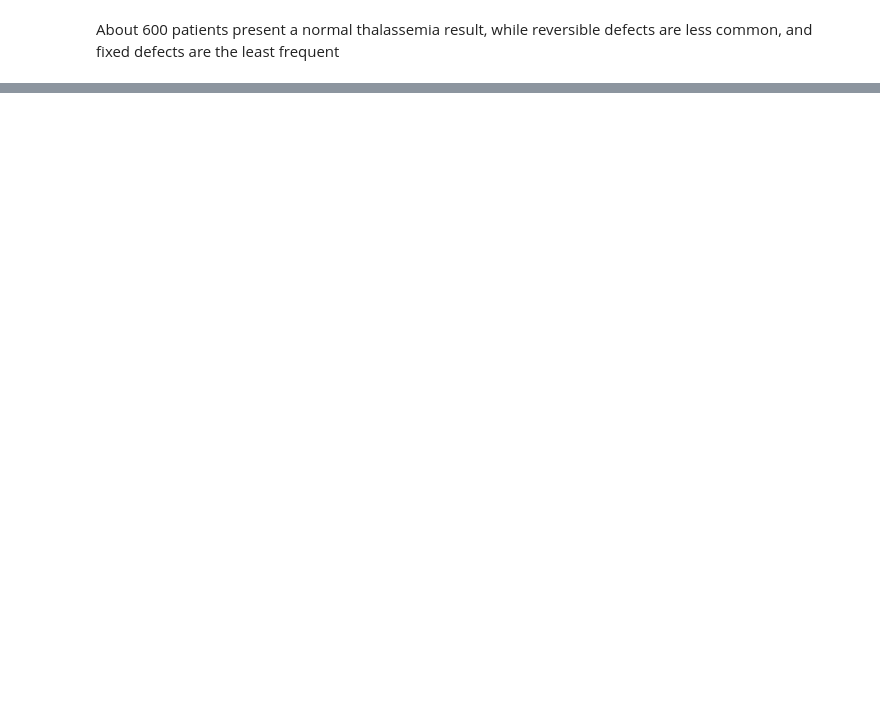
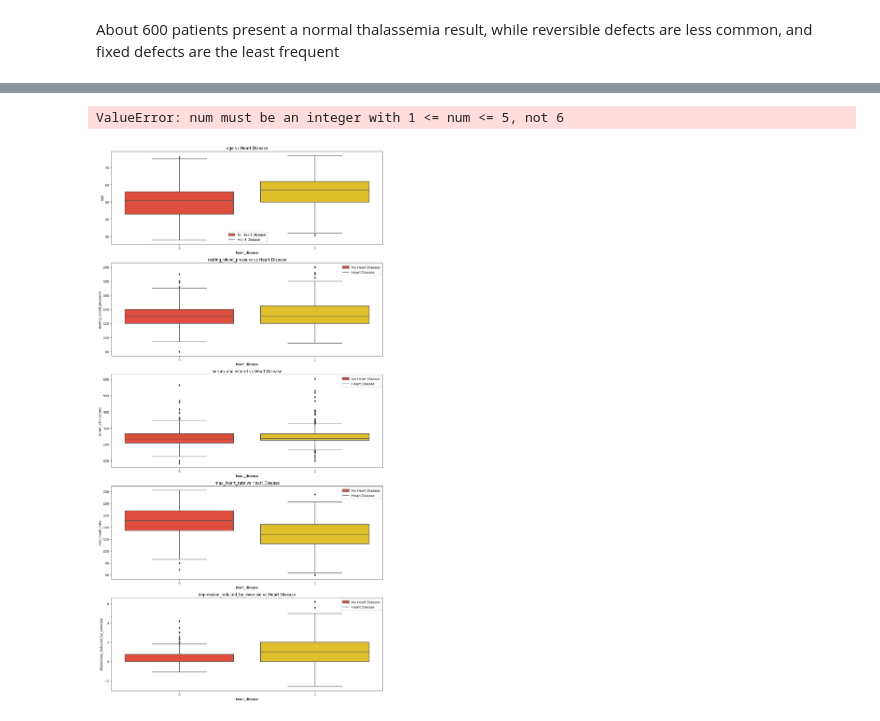
Before and after one commit to AKRAM857/convertisseur-python, a Jupyter notebook: notebookeaabb683ed.ipynb, the cells around one changed output, grey strips where cells are left out. Saved outputs shown, nothing was run; the diff lists cells and outputs as text; code cells hidden in the pictures; blank space fills up the shorter version.

```diff
--- a/notebookeaabb683ed.ipynb
+++ b/notebookeaabb683ed.ipynb
@@ -367,0 +730,16 @@ for i in range(len(categorical_features) - 1):
+# %%
+fig, ax = plt.subplots(nrows=5, ncols=1, figsize=(15,30))
+plot_idx = 1
+
+for col in numerical_features:
+    if col == 'id':
+        continue
+    plt.subplot(5,1,plot_idx)
+    sns.boxplot(y=col, data=df, x="heart_disease", palette=colors)
+    title = col + ' vs Heart Disease'
+    plt.legend(['No Heart Disease','Heart Disease'])
+    plt.title(title)
+    plot_idx += 1
+# %% [output]
+ValueError: num must be an integer with 1 <= num <= 5, not 6
+[figure, added]
```
Also changed, not shown: parts of 53 cells of this notebook.
